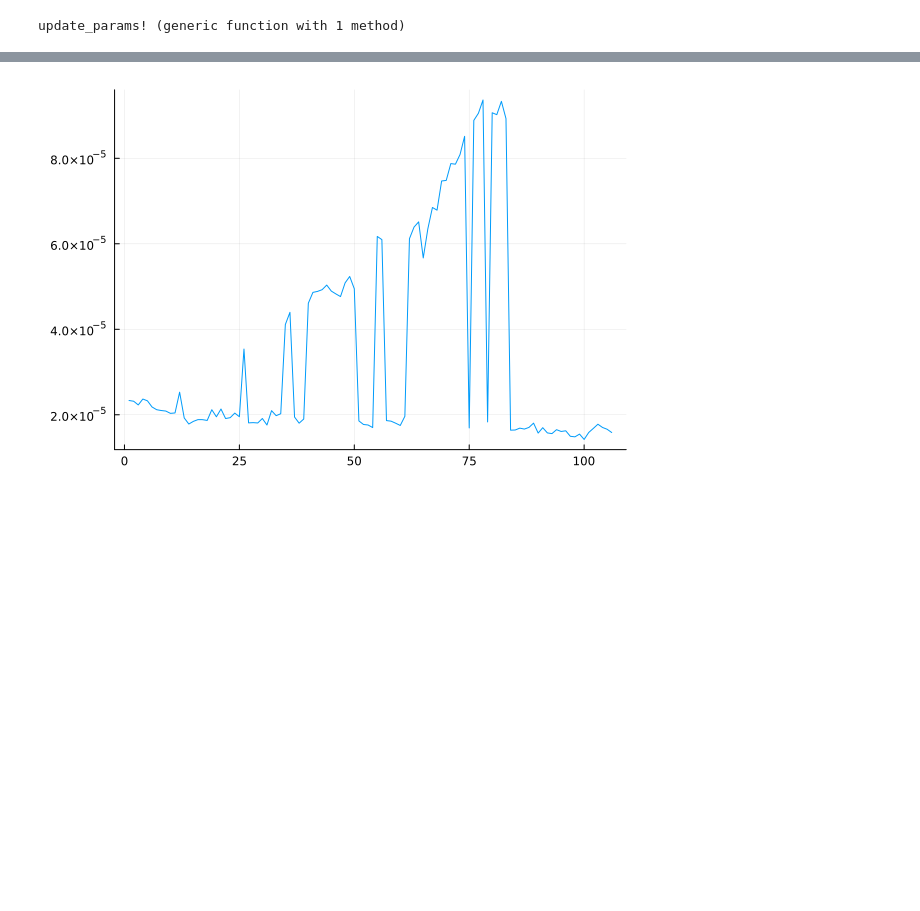
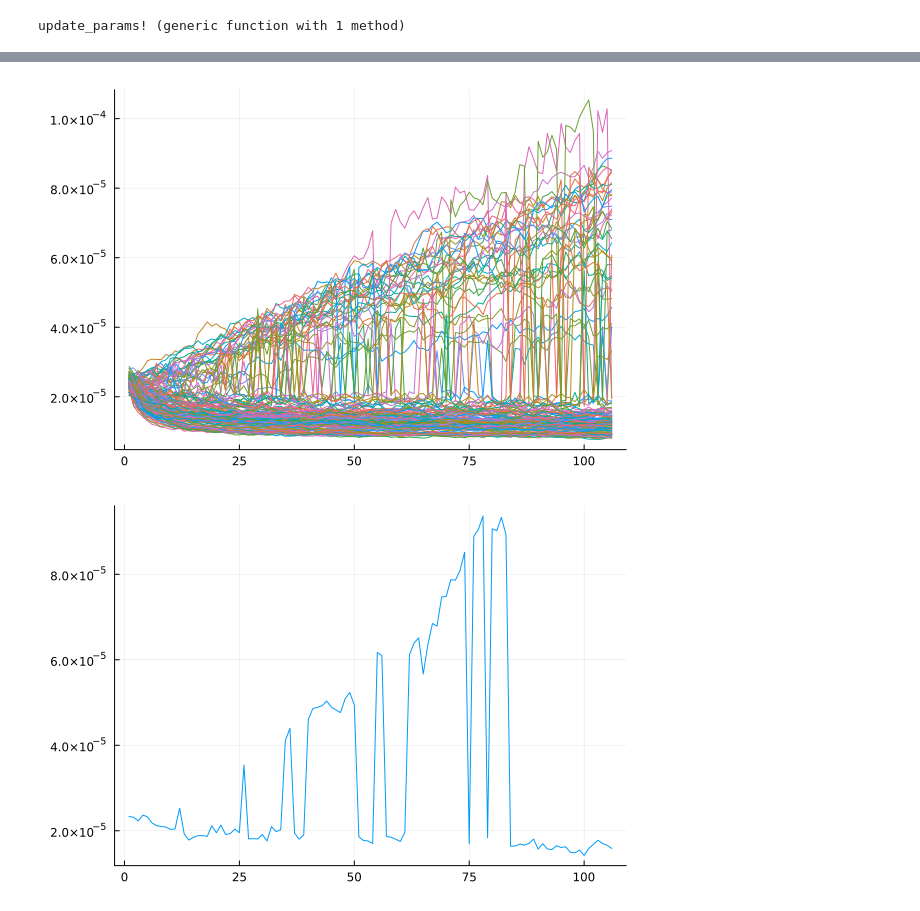
Before and after one commit to ebramyoussef/CaF-cooling-simulations, a Jupyter notebook: CaF SF cooling testing.ipynb, the cells around one changed output, grey strips where cells are left out. Drawn from its saved outputs; the diff is of its cells as text; code cells hidden in the pictures; blank space fills up the shorter version.

```diff
--- a/CaF SF cooling testing.ipynb
+++ b/CaF SF cooling testing.ipynb
@@ -243,3 +348,11 @@ plot(fv2)
+# %%
+plot()
+for i ∈ 1:145
+    plot!(temps_evol_all[i])
+end
+plot!(legend=nothing)
+# %% [output]
+[figure, added]
 # %%
 plot()
 for i ∈ 1:1
```
Also changed, not shown: parts of 24 cells of this notebook, 6 other files.
